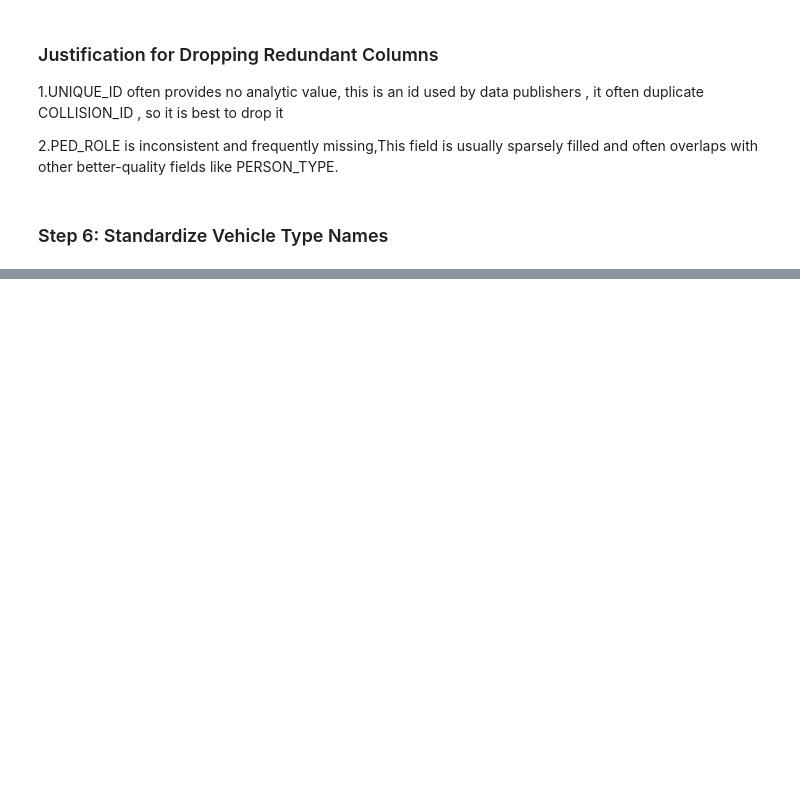
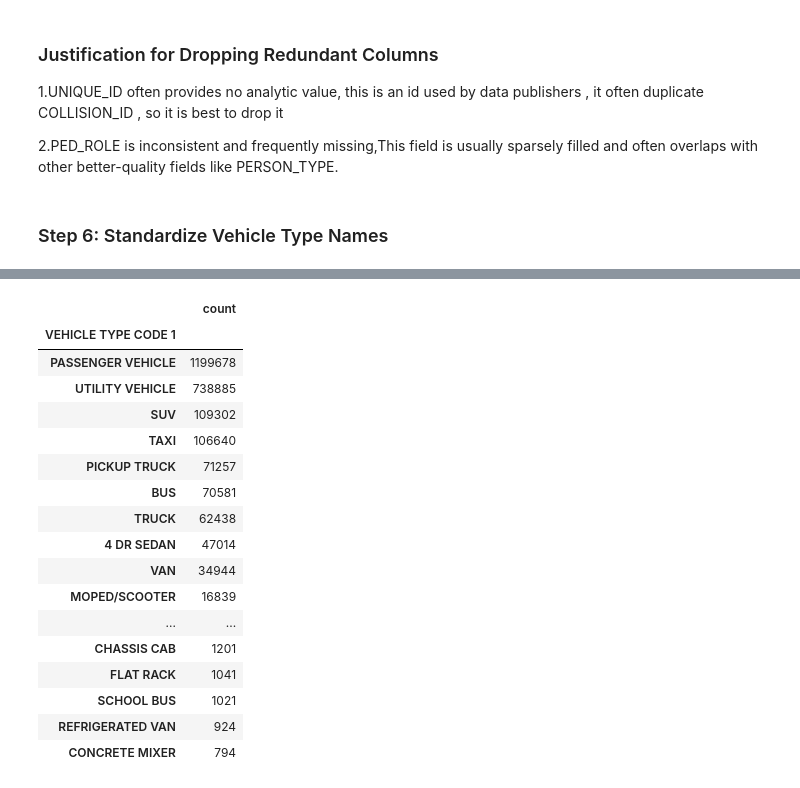
Before and after one commit to IbrahimDarwish/dataviz, a Jupyter notebook: Final_dataset_after_integration.ipynb, the cells around one changed output, grey strips where cells are left out. Saved outputs shown, nothing was run; the diff lists cells and outputs as text; code cells hidden in the pictures; blank space fills up the shorter version.

```diff
--- a/Final_dataset_after_integration.ipynb
+++ b/Final_dataset_after_integration.ipynb
@@ -859,0 +884,62 @@ df_joined.to_csv("df_joined.csv", index=False)
+# %%
+from fuzzywuzzy import process
+
+def fuzzy_standardize_vehicle_type(df, column, canonical_types, threshold=80):
+    if column not in df.columns:
+        print(f"Column '{column}' not found in DataFrame.")
+        return df
+
+    # Ensure the column is string type and uppercase for consistent matching
+    df[column] = df[column].astype(str).str.upper().str.strip()
+
+    # Create a mapping dictionary for non-canonical types
+    standardized_mapping = {}
+    unique_non_canonical = df[column].unique()
+
+    # Convert canonical_types to uppercase for matching consistency
+    canonical_types_upper = [c.upper() for c in canonical_types]
+
+    print(f"Generating fuzzy mapping for '{column}'...")
+    for entry in unique_non_canonical:
+        if entry in canonical_types_upper or entry == 'UNKNOWN': # Already canonical or unknown
+            standardized_mapping[entry] = entry
+        else:
+            # Find the best match among canonical types
+            best_match, score = process.extractOne(entry, canonical_types_upper)
+            if score >= threshold:
+                standardized_mapping[entry] = best_match
+            else:
+                standardized_mapping[entry] = entry # Keep original if no good match
+
+    print(f"Applying fuzzy mapping to '{column}'...")
+    df[column] = df[column].map(standardized_mapping)
+    print(f"Fuzzy standardization applied to '{column}'.")
+    return df
+
+# Define a more comprehensive list of canonical vehicle types
+# This list can be expanded or refined based on domain knowledge
+canonical_vehicle_types = [
+    'PASSENGER VEHICLE', 'SUV', 'TAXI', 'TRUCK', 'BUS', 'SCHOOL BUS',
+    'MOTORCYCLE', 'VAN', 'PICKUP TRUCK', 'LIMOUSINE', 'AMBULANCE',
+    'FIRE TRUCK', 'FORKLIFT', 'TOW TRUCK', 'REFRIGERATED VAN',
+    'COMMERCIAL VEHICLE', 'MOPED/SCOOTER', 'ELECTRIC BICYCLE',
+    'ELECTRIC SCOOTER', 'TRACTOR TRUCK', 'FLATBED TRUCK', 'GARBAGE TRUCK',
+    'SNOW PLOW', 'CONCRETE MIXER', 'UTILITY VEHICLE', 'UNKNOWN',
+    '12 PASSENGER', 'CONSTRUCTION EQUIPMENT', 'UHAUL', 'WASTE TRUCK',
+    'TRAILER', 'TRANSIT', 'NYPD', 'PARCEL DELIVERY VAN',
+    # Additional canonical types based on observations from previous output
+    'UPS TRUCK',          # To better match variations like 'POSTA', 'USPS'
+    'TANKER TRUCK',       # To match 'TANK'
+    'STREET SWEEPER'      # To match 'STREE'
+]
+
+# Apply the fuzzy standardization to both vehicle type columns
+df_joined = fuzzy_standardize_vehicle_type(df_joined.copy(), 'VEHICLE TYPE CODE 1', canonical_vehicle_types)
+df_joined = fuzzy_standardize_vehicle_type(df_joined.copy(), 'VEHICLE TYPE CODE 2', canonical_vehicle_types)
+
+print("\nUnique values in 'VEHICLE TYPE CODE 1' after fuzzy standardization:")
+display(df_joined['VEHICLE TYPE CODE 1'].value_counts().head(30))
+
+print("\nUnique values in 'VEHICLE TYPE CODE 2' after fuzzy standardization:")
+display(df_joined['VEHICLE TYPE CODE 2'].value_counts().head(30))
+# %% [output]
@@ -859,0 +954,18 @@ df_joined.to_csv("df_joined.csv", index=False)
+|  | count |
+| VEHICLE TYPE CODE 1 |  |
+| PASSENGER VEHICLE | 1199678 |
+| UTILITY VEHICLE | 738885 |
+| SUV | 109302 |
+| TAXI | 106640 |
+| PICKUP TRUCK | 71257 |
+| BUS | 70581 |
+| TRUCK | 62438 |
+| 4 DR SEDAN | 47014 |
+| VAN | 34944 |
+| MOPED/SCOOTER | 16839 |
+| ... | ... |
+| CHASSIS CAB | 1201 |
+| FLAT RACK | 1041 |
+| SCHOOL BUS | 1021 |
+| REFRIGERATED VAN | 924 |
+| CONCRETE MIXER | 794 |
```
Also changed, not shown: parts of 23 cells of this notebook.
